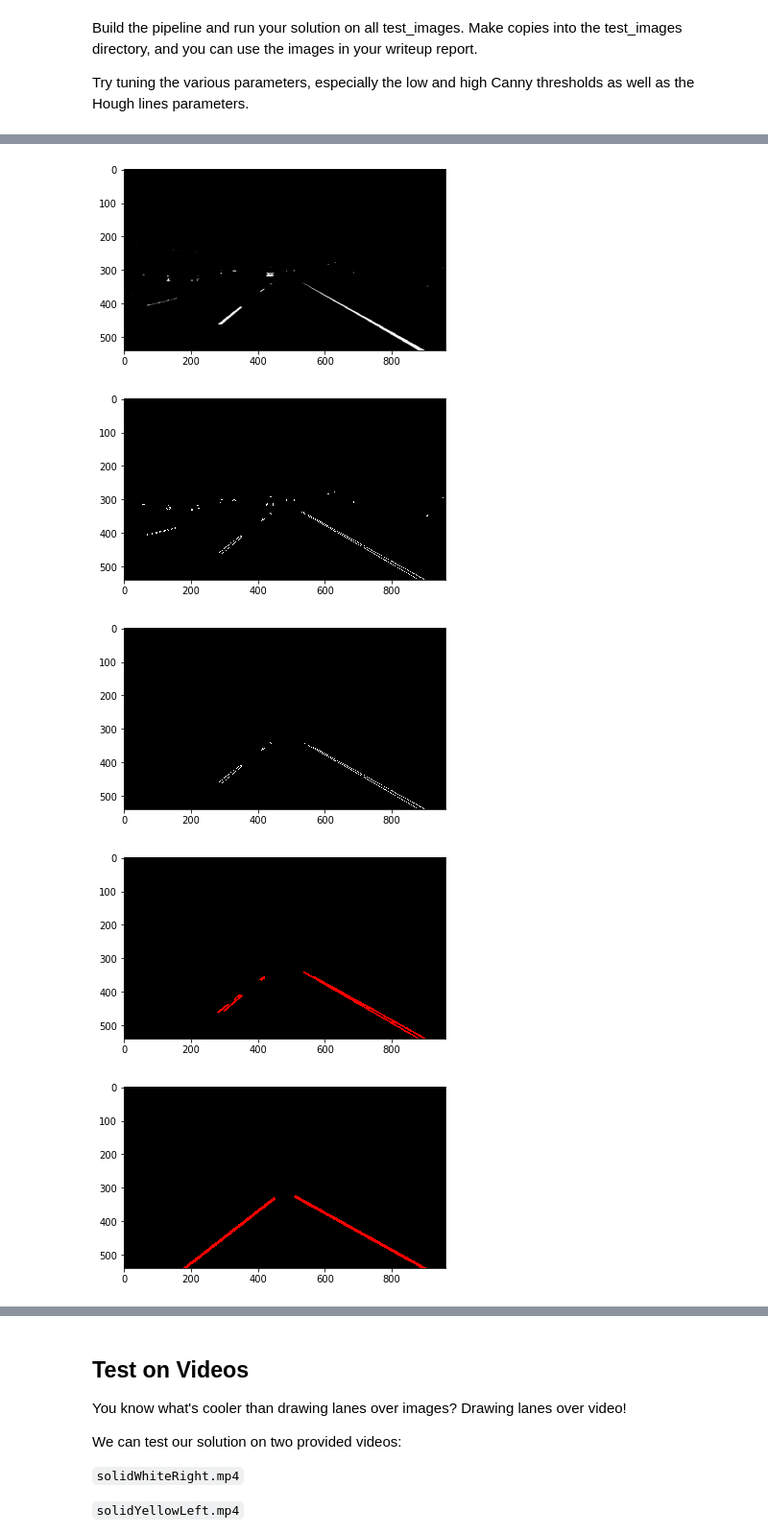
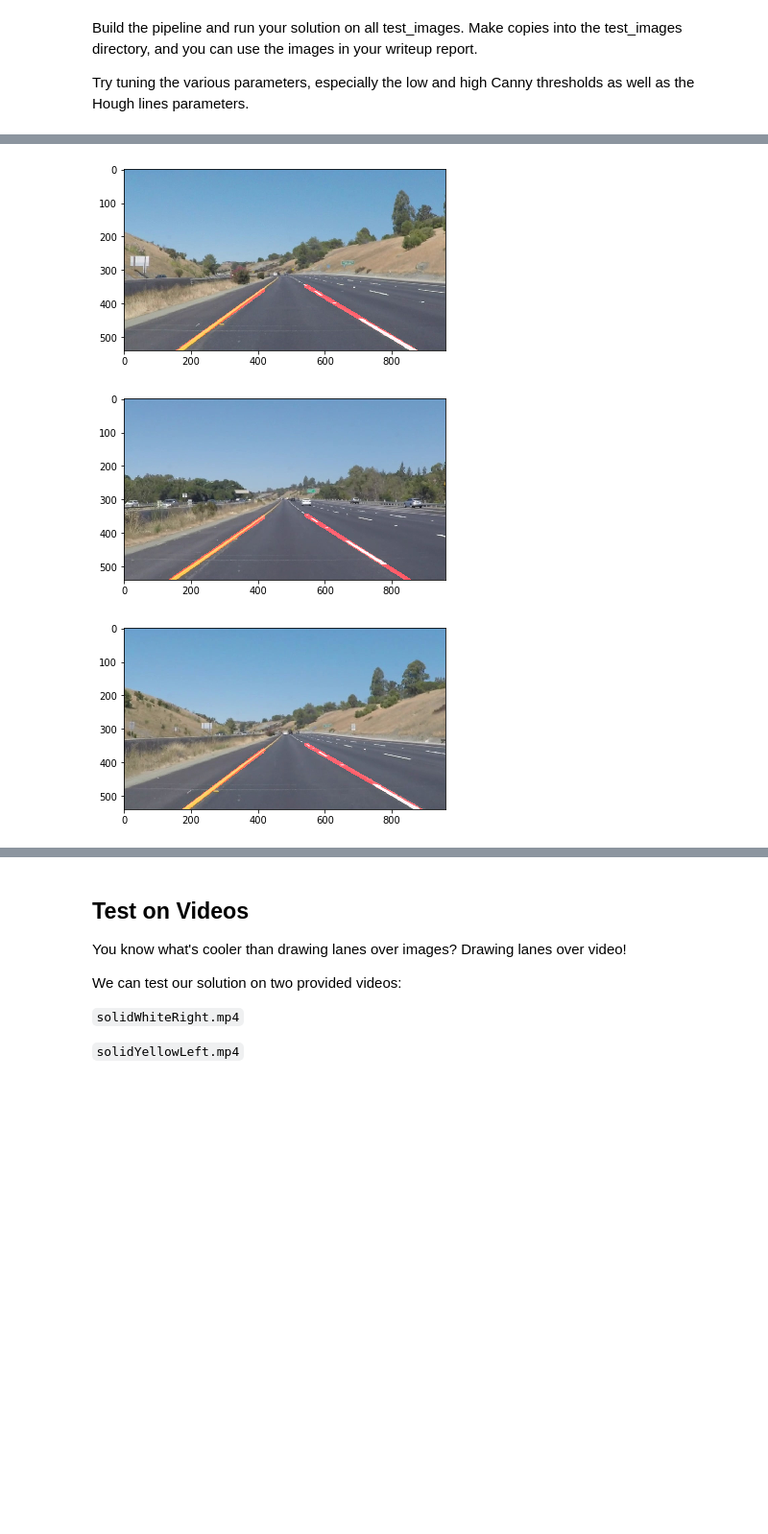
Before and after one commit to Blitzman/CarND-LaneLines-P1, a Jupyter notebook: P1.ipynb, the cells around one changed output, grey strips where cells are left out. Shown at 96% size. Cells and saved outputs as stored; diff of their text form; code cells hidden in the pictures; blank space fills up the shorter version.

Commit message:
add white/yellow masking, correct outlier filtering, improved ROI

```diff
--- a/P1.ipynb
+++ b/P1.ipynb
@@ -150,7 +150,7 @@ def draw_lines(img, lines, color=[255, 0, 0], thickness=4):
         for x1,y1,x2,y2 in line:
             cv2.line(img, (x1, y1), (x2, y2), color, thickness)
 
-def draw_lines_fit(img, lines, color=[255, 0, 0], thickness=8):
+def draw_lines_fit(img, lines, color=[255, 0, 0], thickness=12):
     xl = []
     yl = []
     xr = []
@@ -170,19 +170,22 @@ def draw_lines_fit(img, lines, color=[255, 0, 0], thickness=8):
 
     if (xl and yl):
         f_l = np.poly1d(np.polyfit(xl, yl, 1))
-        cv2.line(img, (0, int(f_l(0))), (int(img_mid-32), int(f_l(img_mid-32))), color, thickness)
+        cv2.line(img, (0, int(f_l(0))), (int(img_mid-64), int(f_l(img_mid-64))), color, thickness)
 
     if (xr and yr):
         f_r = np.poly1d(np.polyfit(xr, yr, 1))
-        cv2.line(img, (int(img_mid+32), int(f_r(img_mid+32))), (int(img_width), int(f_r(img_width))), color, thickness)
+        cv2.line(img, (int(img_mid+64), int(f_r(img_mid+64))), (int(img_width), int(f_r(img_width))), color, thickness)
 
 def filter_lines(lines):
+    bad_lines = []
     filtered_lines = []
 
     for line in lines:
         for x1,y1,x2,y2 in line:
-            slope = float((y2-y1)/(x2-x1))
-            if ((slope <= np.tan(np.pi/4)) or (slope >= np.tan(3*np.pi/4))):
+            slope = float((y1-y2)/(x2-x1))
+            if ((slope >= np.tan(np.pi/4)) or (slope <= np.tan(3*np.pi/4))):
+                bad_lines.append(line)
+            else:
                 filtered_lines.append(line)
 
     return filtered_lines
@@ -198,7 +201,7 @@ def hough_lines(img, rho, theta, threshold, min_line_len, max_line_gap):
 
 # Python 3 has support for cool math symbols.
 
-def weighted_img(img, initial_img, α=0.8, β=1., λ=0.):
+def weighted_img(img, initial_img, α=0.7, β=1., λ=0.):
     """
     `img` is the output of the hough_lines(), An image with lines drawn on it.
     Should be a blank image (all black) with lines drawn on it.
@@ -229,7 +232,7 @@ Try tuning the various parameters, especially the low and high Canny thresholds
 # TODO: Build your pipeline that will draw lane lines on the test_images
 # then save them to the test_images directory.
 
-def process_image (image, show_output = True,
+def process_image (image, show_output = False,
                    gray_threshold = 200,
                    gaussian_kernel_size = 5,
                    gaussian_iterations = 5,
@@ -245,13 +248,37 @@ def process_image (image, show_output = True,
         plt.figure()
         plt.imshow(image)
 
-    gray = grayscale(image)
+    image_hsv = cv2.cvtColor(image, cv2.COLOR_RGB2HSV)
+
+    sensitivity_white = 32
+    lower_white = np.array([0,0,255-sensitivity_white])
+    upper_white = np.array([255,sensitivity_white,255])
+
+    mask = cv2.inRange(image_hsv, lower_white, upper_white)
+    image_white = cv2.bitwise_and(image, image, mask = mask)
+
+    if (show_output):
+        plt.figure()
+        plt.imshow(image_white)
+
+    sensitivity_yellow = 32
+    lower_yellow = np.array([20, 100, 100])
+    upper_yellow = np.array([30, 255, 255])
+
+    mask = cv2.inRange(image_hsv, lower_yellow, upper_yellow)
+    image_yellow = cv2.bitwise_and(image, image, mask = mask)
+
+    if (show_output):
+        plt.figure()
+        plt.imshow(image_yellow)
+
+    gray = grayscale(image_white + image_yellow)
 
     if (show_output):
         plt.figure()
         plt.imshow(gray, cmap='gray')
 
-    gray = intensity_threshold(gray, gray_threshold)
+    #gray = intensity_threshold(gray, gray_threshold)
 
     if (show_output):
         plt.figure()
@@ -273,10 +300,18 @@ def process_image (image, show_output = True,
 
     # Mask Canny edges using a polygonal ROI
     imshape = image.shape
-    vertices = np.array([[(0,imshape[0]),(450, 320), (490, 320), (imshape[1],imshape[0])]], dtype=np.int32)
+    #vertices = np.array([[(0,imshape[0]),(450, 320), (490, 320), (imshape[1],imshape[0])]], dtype=np.int32)
+    vertices = np.array([[(0,imshape[0]),(imshape[1]/2 - 64, imshape[0]/2 + 64), (imshape[1]/2 + 64, imshape[0]/2 +64), (imshape[1],imshape[0])]], dtype=np.int32)
     masked_edges = region_of_interest(edges, vertices)
 
     if (show_output):
+        masked_edges_roi = image
+        cv2.line(masked_edges_roi, tuple(vertices[0][0]), tuple(vertices[0][1]), [0, 0, 255], 8)
+        cv2.line(masked_edges_roi, tuple(vertices[0][1]), tuple(vertices[0][2]), [0, 0, 255], 8)
+        cv2.line(masked_edges_roi, tuple(vertices[0][2]), tuple(vertices[0][3]), [0, 0, 255], 8)
+        cv2.line(masked_edges_roi, tuple(vertices[0][3]), tuple(vertices[0][0]), [0, 0, 255], 8)
+        plt.figure()
+        plt.imshow(masked_edges_roi)
         plt.figure()
         plt.imshow(masked_edges, cmap='gray')
 
@@ -295,7 +330,7 @@ def process_image (image, show_output = True,
 
     # Fit lines
     fitted_lines_img = np.zeros((image.shape[0], image.shape[1], 3), dtype=np.uint8)
-    draw_lines_fit(fitted_lines_img, lines)
+    draw_lines_fit(fitted_lines_img, filtered_lines)
 
     # Draw the lines on the edge image
     result = weighted_img(image, fitted_lines_img)
@@ -325,5 +360,3 @@ whiteCarLaneSwitch.jpg
-[figure, old version]
+[figure, new version]
-[figure, old version]
+[figure, new version]
-[figure, old version]
+[figure, new version]
-[figure, removed]
-[figure, removed]
```
Also changed, not shown: parts of 4 cells of this notebook, 3 other files.
